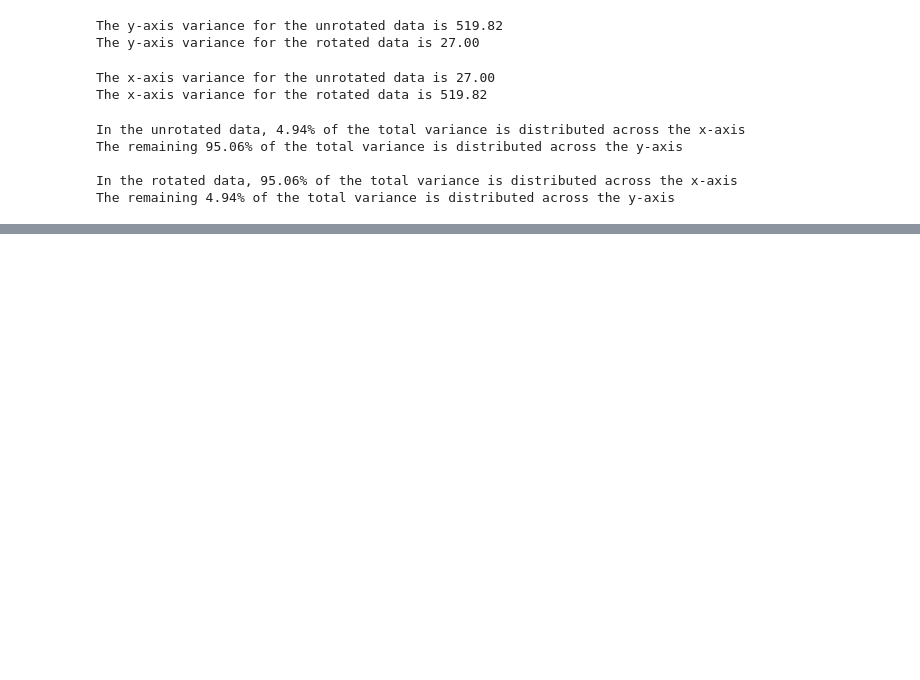
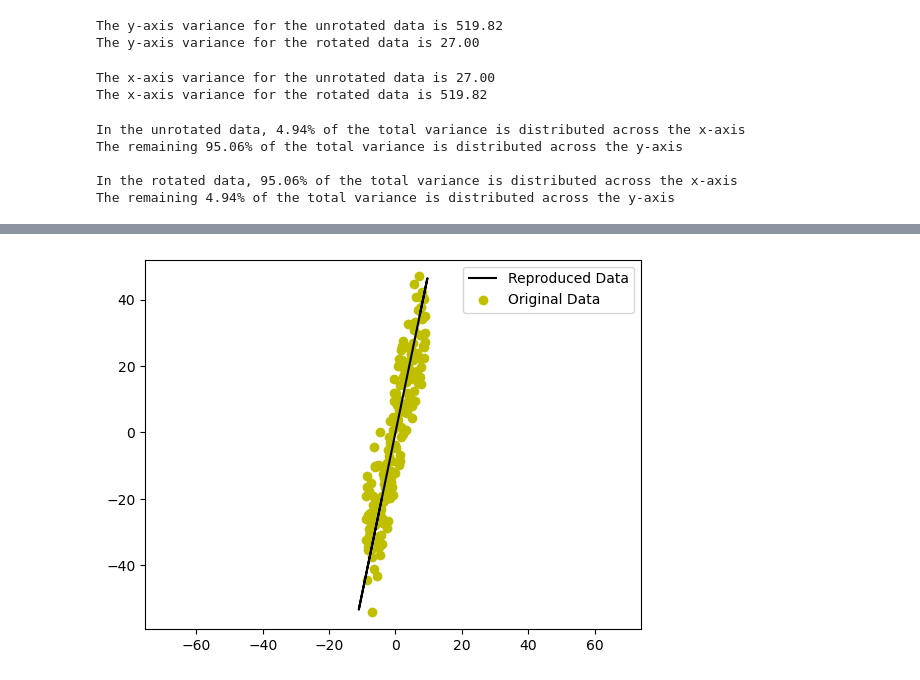
Before and after one commit to IanSinColorado/DataScienceBootcamp, a Jupyter notebook: Chapter14.ipynb, the cells around one changed output, grey strips where cells are left out. Saved outputs shown, nothing was run; the diff lists cells and outputs as text; code cells hidden in the pictures; blank space fills up the shorter version.

```diff
--- a/Chapter14.ipynb
+++ b/Chapter14.ipynb
@@ -145,0 +176,13 @@ print(f"A 1D threshold of {large_cutoff:.2f} separates the medium-sized and )
+# %%
+# Reproducing 2D data from a 1D array
+zero_y_values = np.zeros(x_values.size)
+reproduced_data = rotate(-optimal_angle, data=[x_values, zero_y_values])
+# %%
+# Plotting reproduced and original data
+plt.plot(reproduced_data[0], reproduced_data[1], c='k', label='Reproduced Data')
+plt.scatter(centered_data[0], centered_data[1], c='y', label='Original Data')
+plt.axis('equal')
+plt.legend()
+plt.show()
+# %% [output]
+[figure, added]
```
Also changed, not shown: parts of 11 cells of this notebook.
